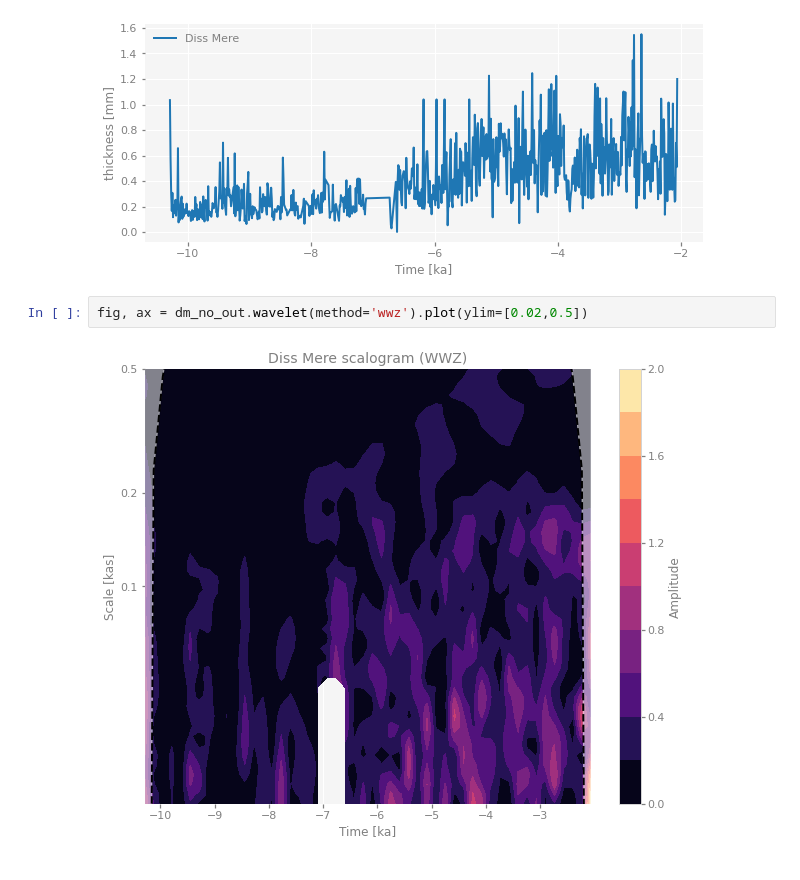
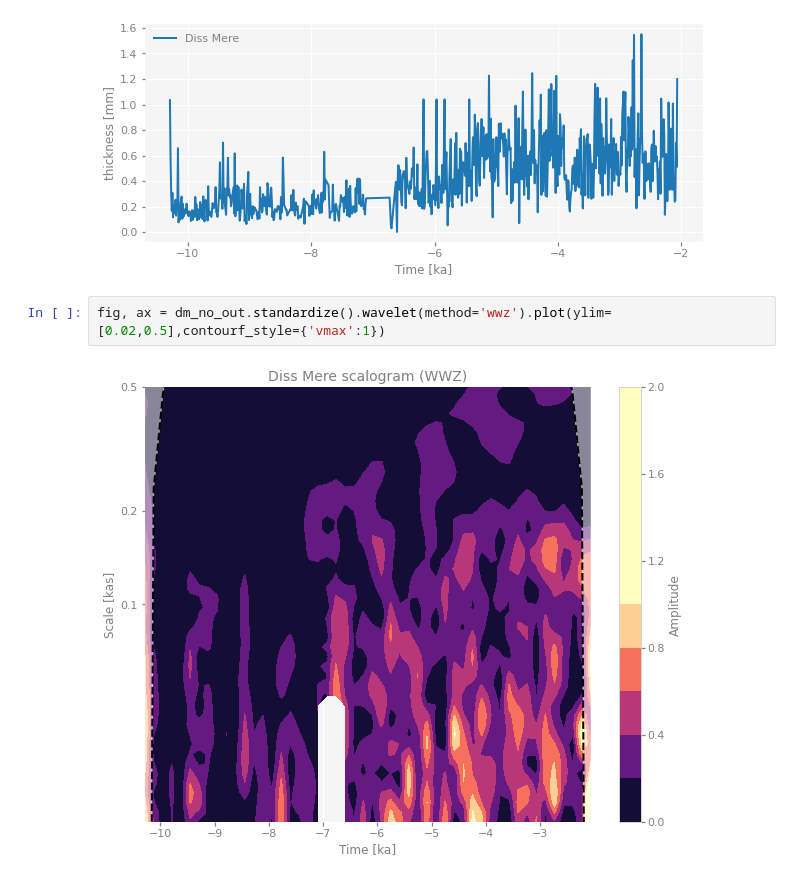
Before and after one commit to chrisbrierley/DissMere, a Jupyter notebook: DissMere_analysis.ipynb, the cells around one changed output. Cells and saved outputs as stored; diff of their text form.

Commit message:
Standardising both the wavelets and make the plots comparable

```diff
--- a/DissMere_analysis.ipynb
+++ b/DissMere_analysis.ipynb
@@ -257,6 +257,6 @@ dm_no_out.plot()
  <AxesSubplot:xlabel='Time [ka]', ylabel='thickness [mm]'>)
 [figure]
 # %%
-fig, ax = dm_no_out.wavelet(method='wwz').plot(ylim=[0.02,0.5])
+fig, ax = dm_no_out.standardize().wavelet(method='wwz').plot(ylim=[0.02,0.5],contourf_style={'vmax':1})
 # %% [output]
-[figure, old version]
+[figure, new version]
```
Also changed, not shown: parts of 1 cell of this notebook.
